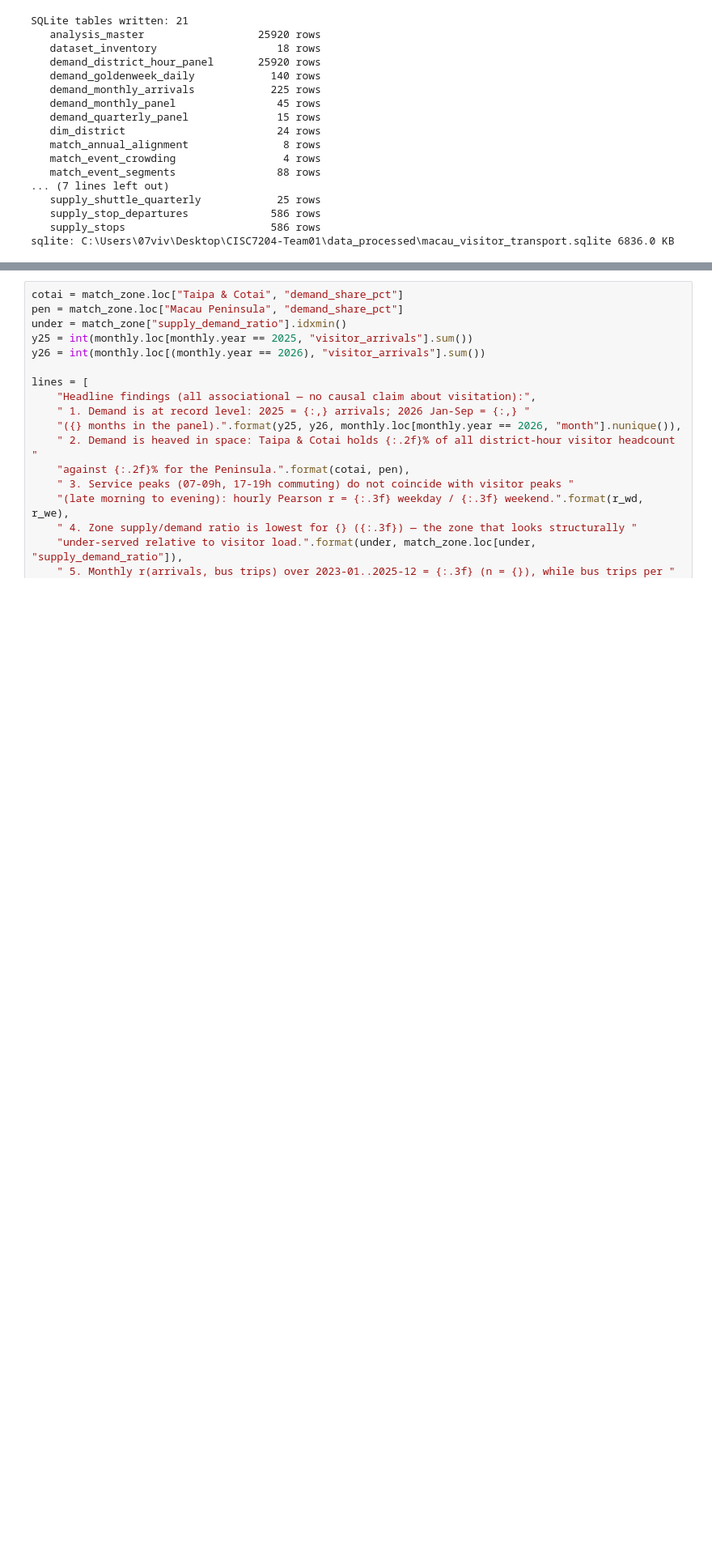
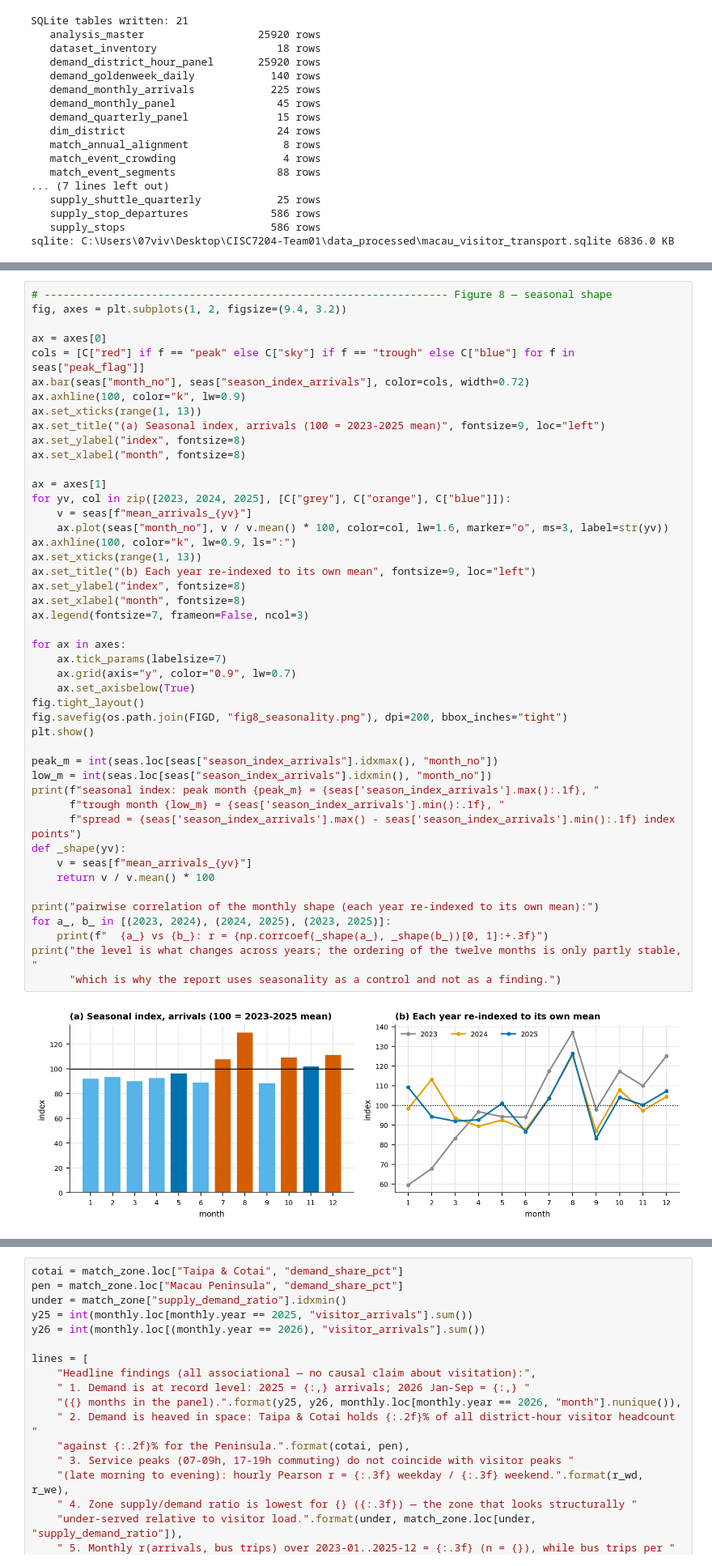
Before and after one commit to FongChinWai-Vivi/CISC7204-ClassE-Team01-2026GitHub, a Jupyter notebook: notebooks/cisc7204_pipeline_M3_vivi.ipynb, the cells around one changed output, grey strips where cells are left out. Shown at 81% size. Drawn from its saved outputs; the diff is of its cells as text; blank space fills up the shorter version.

```diff
--- a/notebooks/cisc7204_pipeline_M3_vivi.ipynb
+++ b/notebooks/cisc7204_pipeline_M3_vivi.ipynb
@@ -1588,0 +1727,48 @@ display(man)
+# %%
+# ---------------------------------------------------------------- Figure 8 — seasonal shape
+fig, axes = plt.subplots(1, 2, figsize=(9.4, 3.2))
+
+ax = axes[0]
+cols = [C["red"] if f == "peak" else C["sky"] if f == "trough" else C["blue"] for f in seas["peak_flag"]]
+ax.bar(seas["month_no"], seas["season_index_arrivals"], color=cols, width=0.72)
+ax.axhline(100, color="k", lw=0.9)
+ax.set_xticks(range(1, 13))
+ax.set_title("(a) Seasonal index, arrivals (100 = 2023-2025 mean)", fontsize=9, loc="left")
+ax.set_ylabel("index", fontsize=8)
+ax.set_xlabel("month", fontsize=8)
+
+ax = axes[1]
+for yv, col in zip([2023, 2024, 2025], [C["grey"], C["orange"], C["blue"]]):
+    v = seas[f"mean_arrivals_{yv}"]
+    ax.plot(seas["month_no"], v / v.mean() * 100, color=col, lw=1.6, marker="o", ms=3, label=str(yv))
+ax.axhline(100, color="k", lw=0.9, ls=":")
+ax.set_xticks(range(1, 13))
+ax.set_title("(b) Each year re-indexed to its own mean", fontsize=9, loc="left")
+ax.set_ylabel("index", fontsize=8)
+ax.set_xlabel("month", fontsize=8)
+ax.legend(fontsize=7, frameon=False, ncol=3)
+
+for ax in axes:
+    ax.tick_params(labelsize=7)
+    ax.grid(axis="y", color="0.9", lw=0.7)
+    ax.set_axisbelow(True)
+fig.tight_layout()
+fig.savefig(os.path.join(FIGD, "fig8_seasonality.png"), dpi=200, bbox_inches="tight")
+plt.show()
+
+peak_m = int(seas.loc[seas["season_index_arrivals"].idxmax(), "month_no"])
+low_m = int(seas.loc[seas["season_index_arrivals"].idxmin(), "month_no"])
+print(f"seasonal index: peak month {peak_m} = {seas['season_index_arrivals'].max():.1f}, "
+      f"trough month {low_m} = {seas['season_index_arrivals'].min():.1f}, "
+      f"spread = {seas['season_index_arrivals'].max() - seas['season_index_arrivals'].min():.1f} index points")
+def _shape(yv):
+    v = seas[f"mean_arrivals_{yv}"]
+    return v / v.mean() * 100
+
+print("pairwise correlation of the monthly shape (each year re-indexed to its own mean):")
+for a_, b_ in [(2023, 2024), (2024, 2025), (2023, 2025)]:
+    print(f"  {a_} vs {b_}: r = {np.corrcoef(_shape(a_), _shape(b_))[0, 1]:+.3f}")
+print("the level is what changes across years; the ordering of the twelve months is only partly stable, "
+      "which is why the report uses seasonality as a control and not as a finding.")
+# %% [output]
+[figure, added]
```
Also changed, not shown: parts of 22 cells of this notebook, 26 other files.
